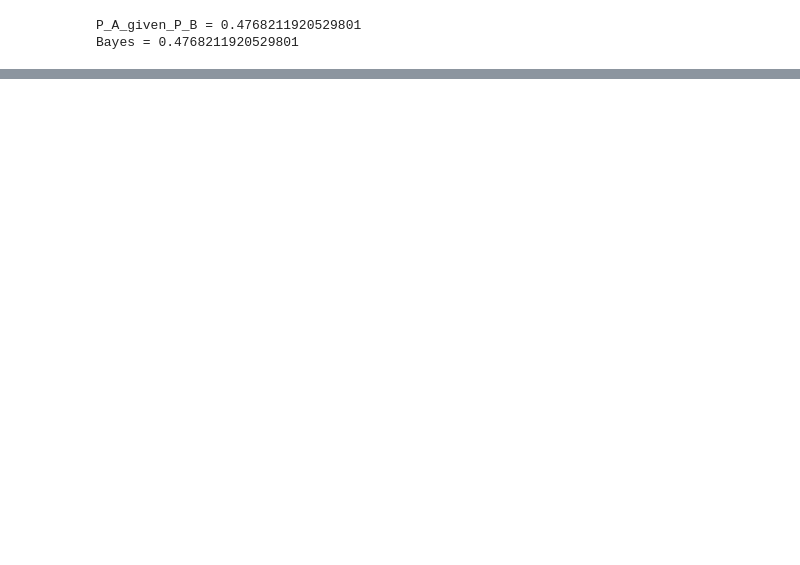
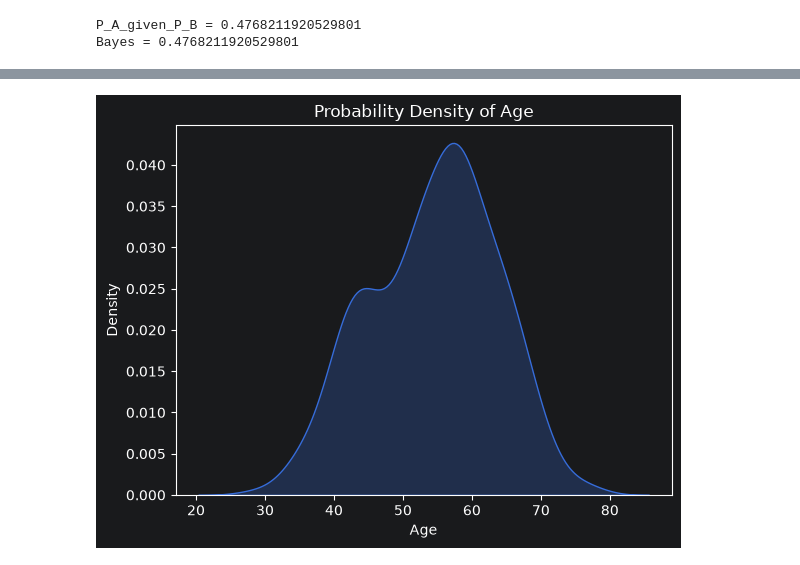
Before and after one commit to Abishek-230606/machine-learning-practice, a Jupyter notebook: ml_sub/practice-2/practice-2.ipynb, the cells around one changed output, grey strips where cells are left out. Drawn from its saved outputs; the diff is of its cells as text; code cells hidden in the pictures; blank space fills up the shorter version.

```diff
--- a/ml_sub/practice-2/practice-2.ipynb
+++ b/ml_sub/practice-2/practice-2.ipynb
@@ -104,0 +213,12 @@ Bayes = 0.4768211920529801
+# %%
+import matplotlib.pyplot as plt
+import seaborn as sns
+
+sns.kdeplot(data=df, x="age", fill=True)
+
+plt.xlabel("Age")
+plt.ylabel("Density")
+plt.title("Probability Density of Age")
+plt.show()
+# %% [output]
+[figure, added]
```
Also changed, not shown: parts of 21 cells of this notebook, 4 other files.
